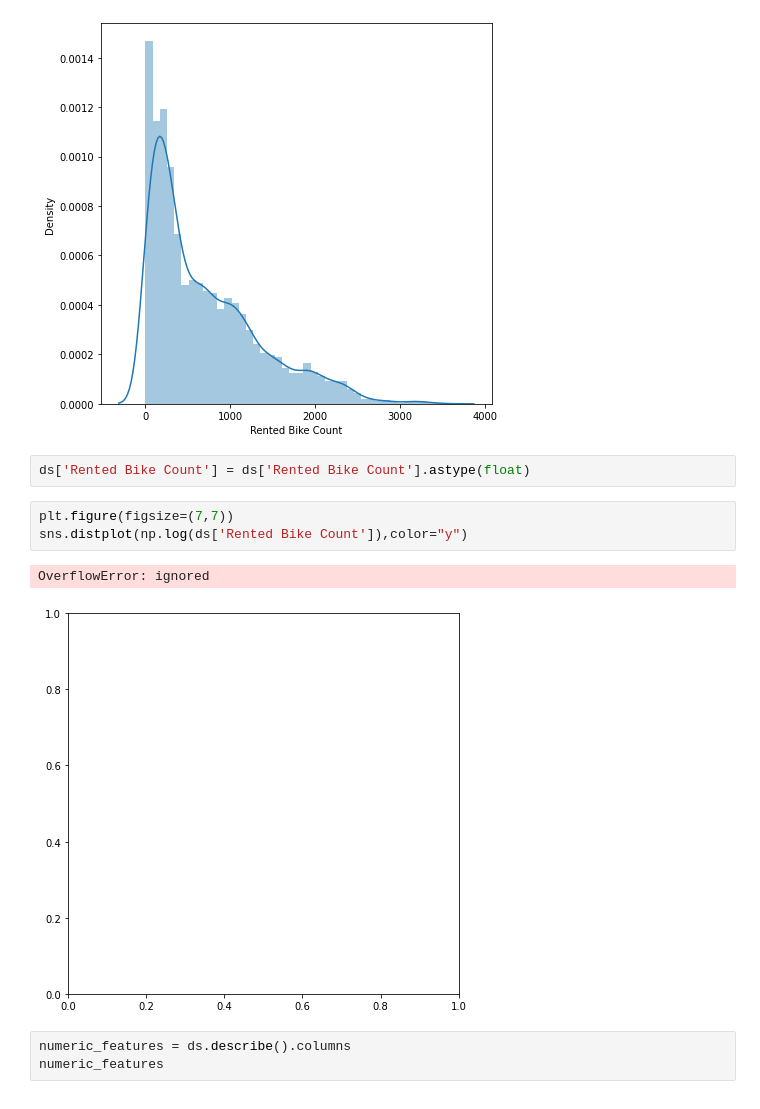
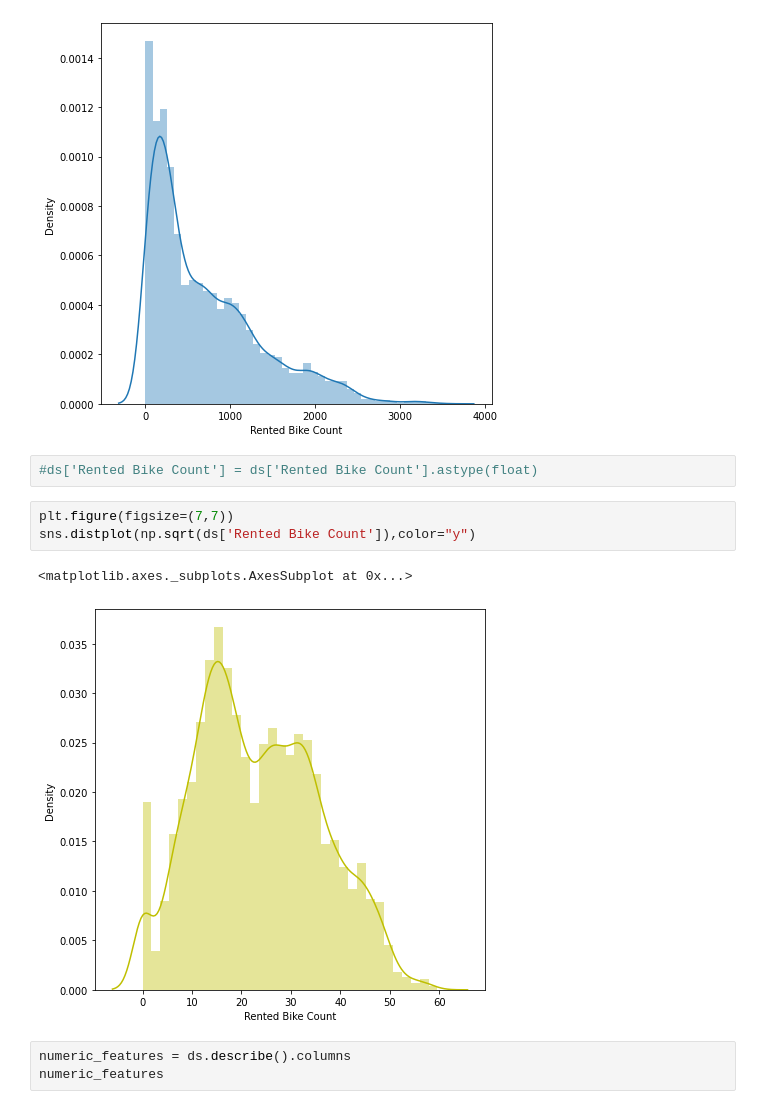
Before and after one commit to guptaprateek98/capstone_bike_sharing, a Jupyter notebook: Bike_Sharing_Demand_Prediction_Capstone_Project_(prateek).ipynb, the cells around one changed output. Cells and saved outputs as stored; diff of their text form.

```diff
--- a/Bike_Sharing_Demand_Prediction_Capstone_Project_(prateek).ipynb
+++ b/Bike_Sharing_Demand_Prediction_Capstone_Project_(prateek).ipynb
@@ -164,13 +164,13 @@ sns.distplot(ds['Rented Bike Count'])
 <matplotlib.axes._subplots.AxesSubplot at 0x...>
 [figure]
 # %%
-ds['Rented Bike Count'] = ds['Rented Bike Count'].astype(float)
+#ds['Rented Bike Count'] = ds['Rented Bike Count'].astype(float)
 # %%
 plt.figure(figsize=(7,7))
-sns.distplot(np.log(ds['Rented Bike Count']),color="y")
+sns.distplot(np.sqrt(ds['Rented Bike Count']),color="y")
 # %% [output]
-OverflowError: ignored
+<matplotlib.axes._subplots.AxesSubplot at 0x...>
-[figure, old version]
+[figure, new version]
 # %%
 numeric_features = ds.describe().columns
 numeric_features
```
Also changed, not shown: parts of 14 cells of this notebook.
